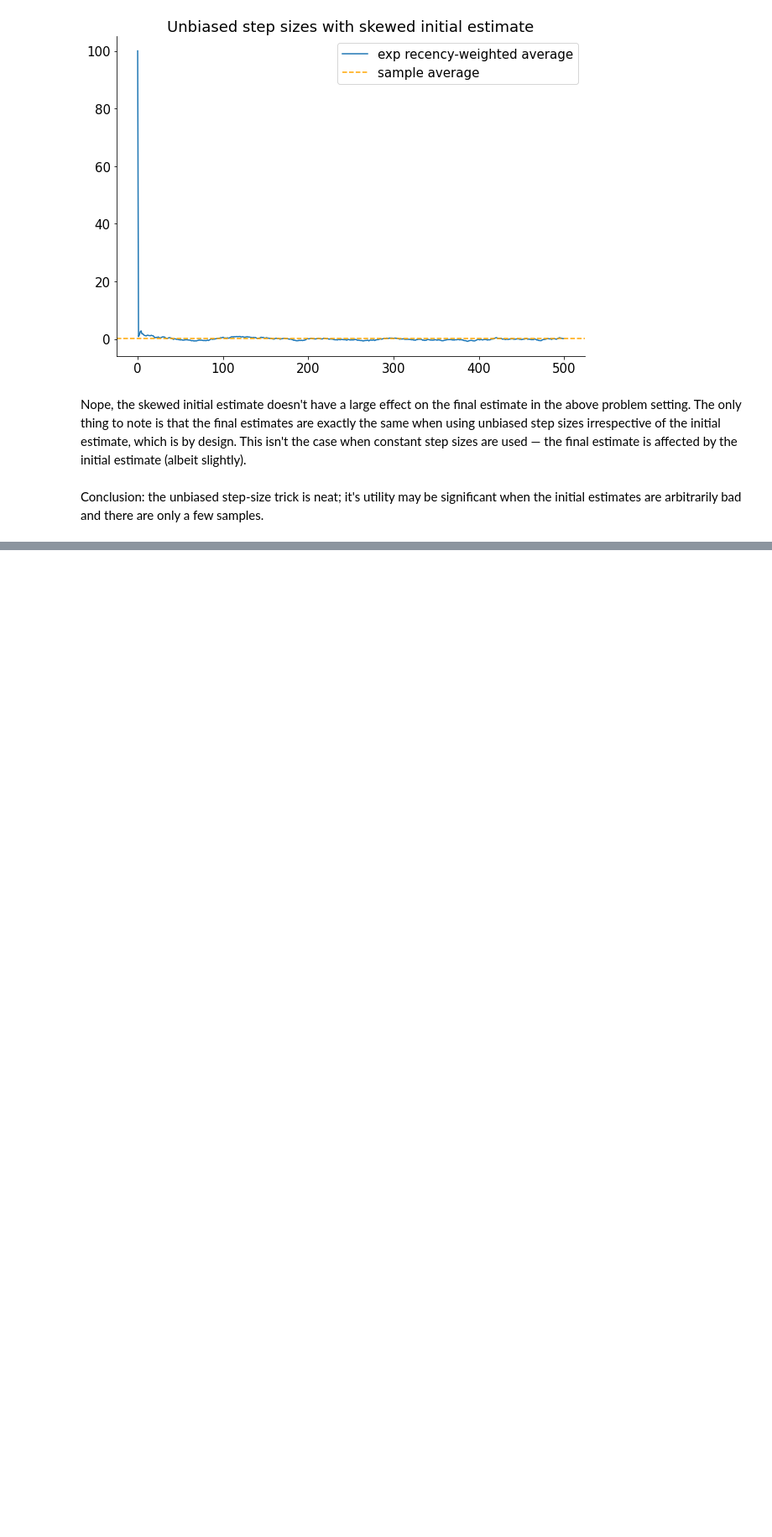
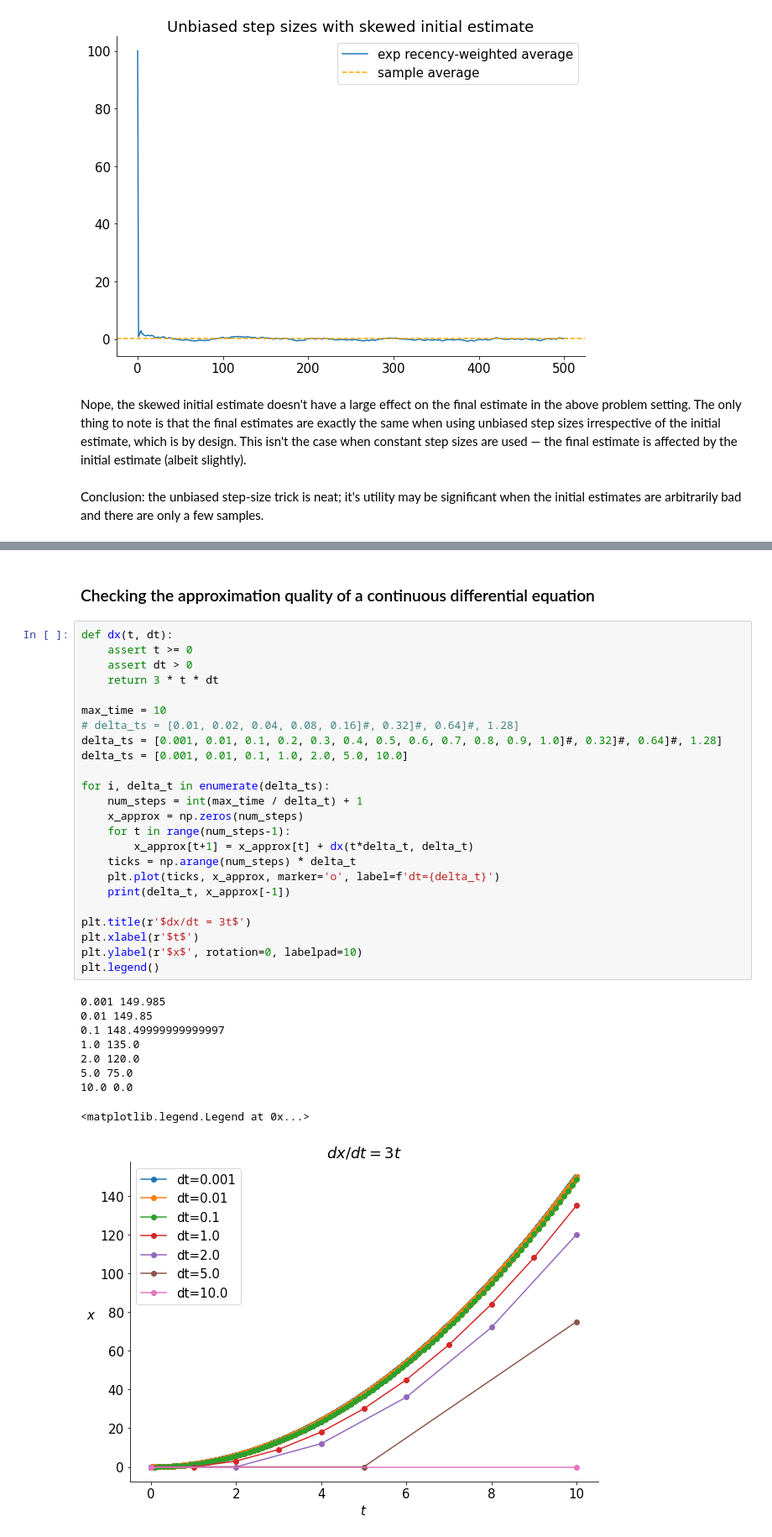
Before and after one commit to abhisheknaik96/rl-playground, a Jupyter notebook: misc.ipynb, the cells around one changed output, grey strips where cells are left out. Shown at 84% size. Drawn from its saved outputs; the diff is of its cells as text; blank space fills up the shorter version.

```diff
--- a/misc.ipynb
+++ b/misc.ipynb
@@ -89,0 +663,36 @@ Conclusion: the unbiased step-size trick is neat; it's utility may be significan
+# %% [markdown]
+### Checking the approximation quality of a continuous differential equation
+# %%
+def dx(t, dt):
+    assert t >= 0
+    assert dt > 0
+    return 3 * t * dt
+
+max_time = 10
+# delta_ts = [0.01, 0.02, 0.04, 0.08, 0.16]#, 0.32]#, 0.64]#, 1.28]
+delta_ts = [0.001, 0.01, 0.1, 0.2, 0.3, 0.4, 0.5, 0.6, 0.7, 0.8, 0.9, 1.0]#, 0.32]#, 0.64]#, 1.28]
+delta_ts = [0.001, 0.01, 0.1, 1.0, 2.0, 5.0, 10.0]
+
+for i, delta_t in enumerate(delta_ts):
+    num_steps = int(max_time / delta_t) + 1
+    x_approx = np.zeros(num_steps)
+    for t in range(num_steps-1):
+        x_approx[t+1] = x_approx[t] + dx(t*delta_t, delta_t)
+    ticks = np.arange(num_steps) * delta_t
+    plt.plot(ticks, x_approx, marker='o', label=f'dt={delta_t}')
+    print(delta_t, x_approx[-1])
+
+plt.title(r'$dx/dt = 3t$')
+plt.xlabel(r'$t$')
+plt.ylabel(r'$x$', rotation=0, labelpad=10)
+plt.legend()
+# %% [output]
+0.001 149.985
+0.01 149.85
+0.1 148.49999999999997
+1.0 135.0
+2.0 120.0
+5.0 75.0
+10.0 0.0
+<matplotlib.legend.Legend at 0x...>
+[figure, added]
```
Also changed, not shown: parts of 73 cells of this notebook.
